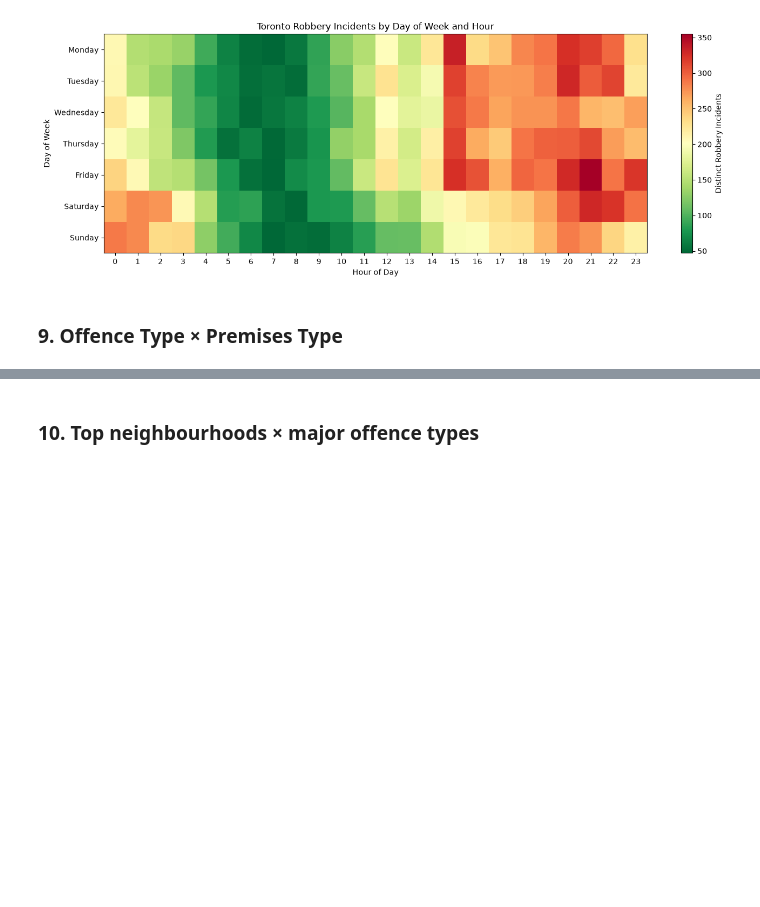
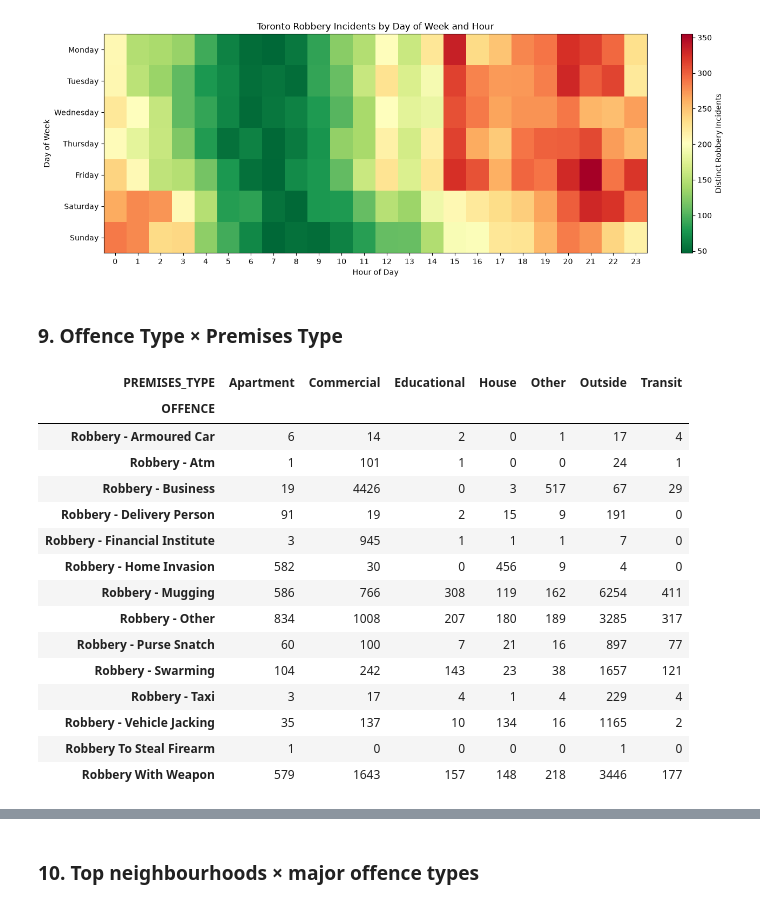
Before and after one commit to waz-abd/Toronto-Robbery-Analysis, a Jupyter notebook: main.ipynb, the cells around one changed output, grey strips where cells are left out. Drawn from its saved outputs; the diff is of its cells as text; code cells hidden in the pictures; blank space fills up the shorter version.

```diff
--- a/main.ipynb
+++ b/main.ipynb
@@ -281,3 +281,31 @@ plt.show()
 [figure]
 # %% [markdown]
 ### 9. Offence Type × Premises Type
+# %%
+offence_premises = pd.pivot_table(
+    analysis_df,
+    index='OFFENCE',
+    columns='PREMISES_TYPE',
+    values='EVENT_UNIQUE_ID',
+    aggfunc=pd.Series.nunique,
+    fill_value=0
+)
+
+offence_premises
+# %% [output]
+| PREMISES_TYPE | Apartment | Commercial | Educational | House | Other | Outside | Transit |
+| OFFENCE |  |  |  |  |  |  |  |
+| Robbery - Armoured Car | 6 | 14 | 2 | 0 | 1 | 17 | 4 |
+| Robbery - Atm | 1 | 101 | 1 | 0 | 0 | 24 | 1 |
+| Robbery - Business | 19 | 4426 | 0 | 3 | 517 | 67 | 29 |
+| Robbery - Delivery Person | 91 | 19 | 2 | 15 | 9 | 191 | 0 |
+| Robbery - Financial Institute | 3 | 945 | 1 | 1 | 1 | 7 | 0 |
+| Robbery - Home Invasion | 582 | 30 | 0 | 456 | 9 | 4 | 0 |
+| Robbery - Mugging | 586 | 766 | 308 | 119 | 162 | 6254 | 411 |
+| Robbery - Other | 834 | 1008 | 207 | 180 | 189 | 3285 | 317 |
+| Robbery - Purse Snatch | 60 | 100 | 7 | 21 | 16 | 897 | 77 |
+| Robbery - Swarming | 104 | 242 | 143 | 23 | 38 | 1657 | 121 |
+| Robbery - Taxi | 3 | 17 | 4 | 1 | 4 | 229 | 4 |
+| Robbery - Vehicle Jacking | 35 | 137 | 10 | 134 | 16 | 1165 | 2 |
+| Robbery To Steal Firearm | 1 | 0 | 0 | 0 | 0 | 1 | 0 |
+| Robbery With Weapon | 579 | 1643 | 157 | 148 | 218 | 3446 | 177 |
```
Also changed, not shown: parts of 7 cells of this notebook, 7 other files.
